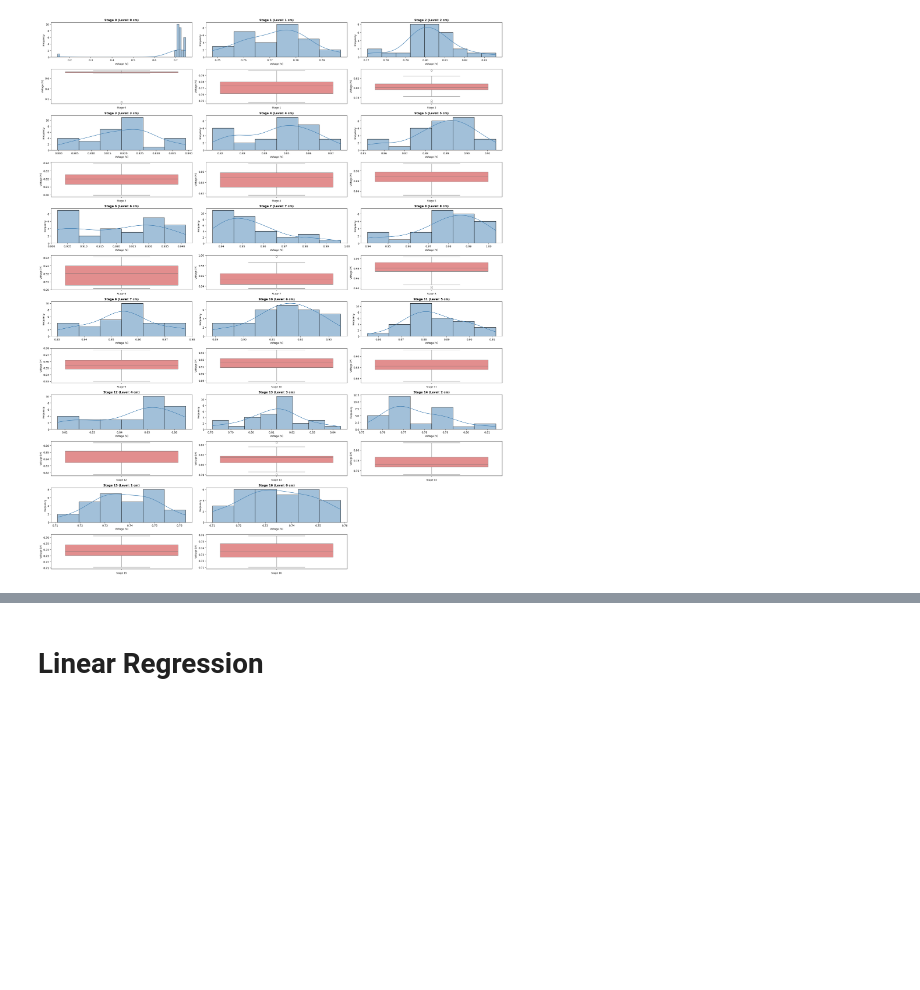
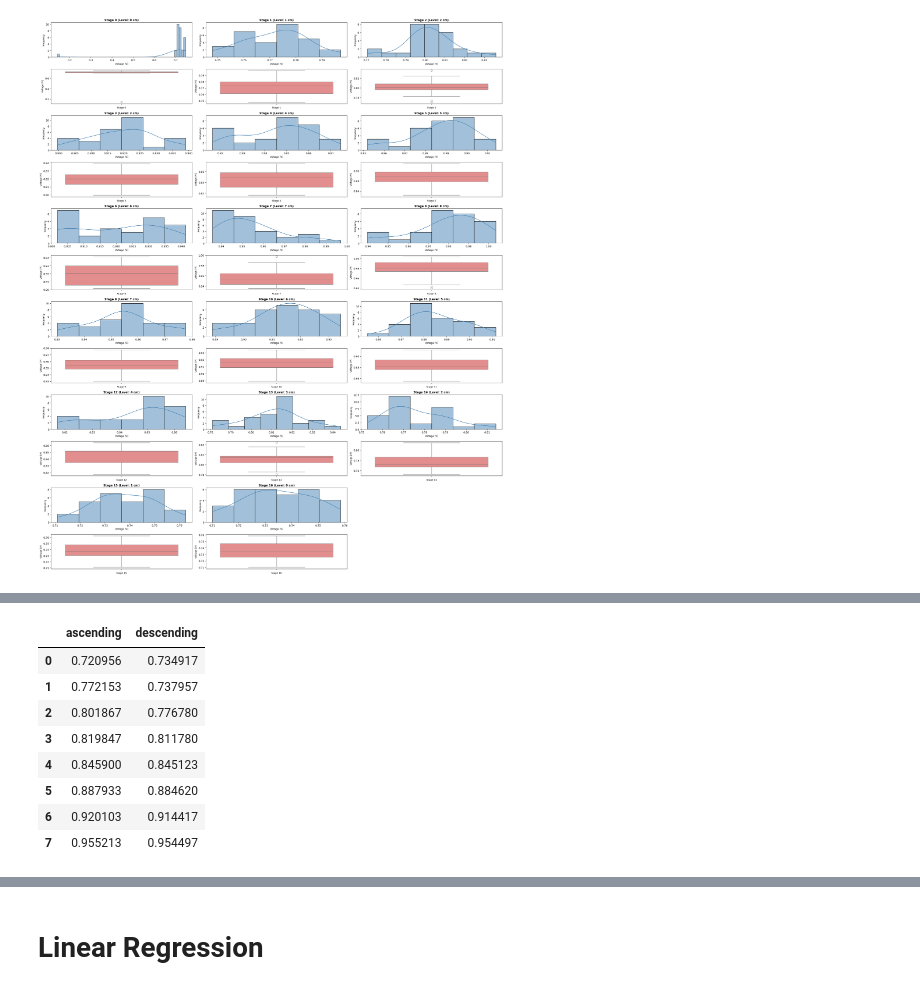
Before and after one commit to dcortesav/sensores-y-actuadores, a Jupyter notebook: lab_1/data_analysis.ipynb, the cells around one changed output, grey strips where cells are left out. Drawn from its saved outputs; the diff is of its cells as text; code cells hidden in the pictures; blank space fills up the shorter version.

```diff
--- a/lab_1/data_analysis.ipynb
+++ b/lab_1/data_analysis.ipynb
@@ -86,6 +105,23 @@ aggregated_values_df
 | 14 | 2.0 | 0.776780 |
 | 15 | 1.0 | 0.737957 |
 | 16 | 0.0 | 0.734917 |
+# %%
+#Hysteresis Dataframe
+asc = aggregated_values_df.loc[0:7, "voltage [V]"].reset_index(drop=True)
+desc = aggregated_values_df.loc[9::, "voltage [V]"][::-1].reset_index(drop=True)
+asc_des_df = pd.concat([asc, desc], axis="columns", ignore_index=True)
+asc_des_df.columns = ["ascending", "descending"]
+asc_des_df
+# %% [output]
+|  | ascending | descending |
+| 0 | 0.720956 | 0.734917 |
+| 1 | 0.772153 | 0.737957 |
+| 2 | 0.801867 | 0.776780 |
+| 3 | 0.819847 | 0.811780 |
+| 4 | 0.845900 | 0.845123 |
+| 5 | 0.887933 | 0.884620 |
+| 6 | 0.920103 | 0.914417 |
+| 7 | 0.955213 | 0.954497 |
 # %%
 def print_measurement_curve():
     sns.lineplot(x=aggregated_values_df["level [cm]"].head(9), y=aggregated_values_df["voltage [V]"].head(9), marker='X', color="#B00BD9", label="Ascending Curve")
```
Also changed, not shown: parts of 13 cells of this notebook, 6 other files.
